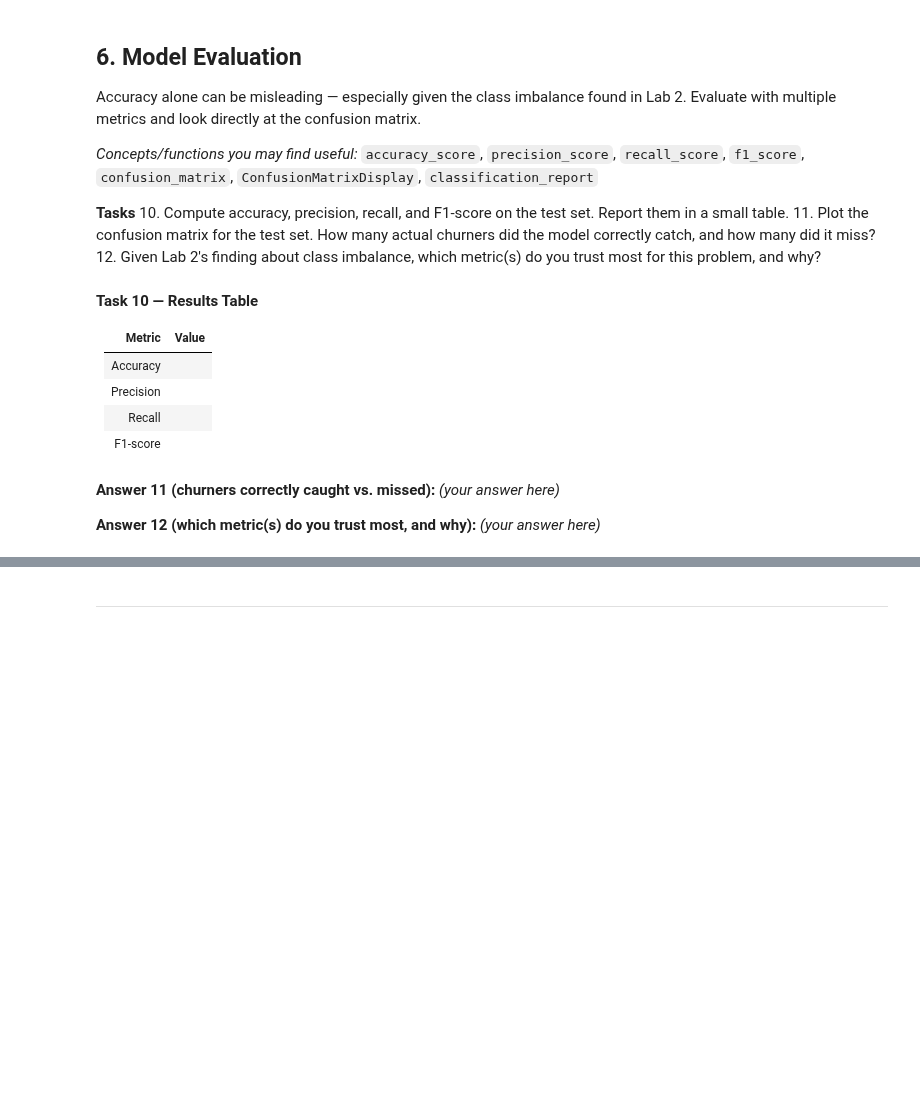
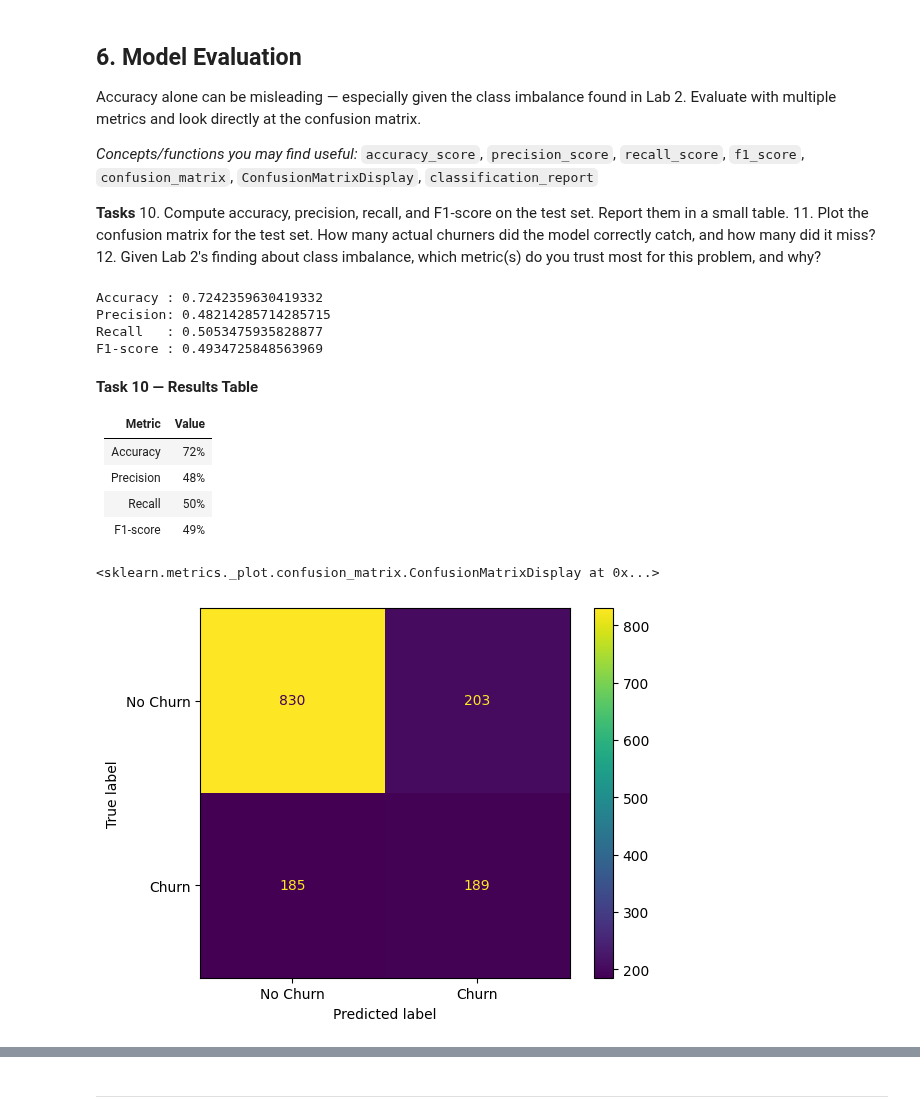
Before and after one commit to baqar360/ML-Lab-Semester-5, a Jupyter notebook: lab 3/Lab3_Decision_Tree_Template.ipynb, the cells around one changed output, grey strips where cells are left out. Drawn from its saved outputs; the diff is of its cells as text; code cells hidden in the pictures; blank space fills up the shorter version.

```diff
--- a/lab 3/Lab3_Decision_Tree_Template.ipynb
+++ b/lab 3/Lab3_Decision_Tree_Template.ipynb
@@ -44,6 +45,7 @@ Before training anything, restate the problem in your own words and confirm the
 2. In 1–2 sentences, restate the ML problem: what exactly are you predicting, and why does it matter to the business?
 # %%
 # Task 1 — load and verify the cleaned dataset
+df = pd.read_csv("clean_churn.csv")
 # %% [markdown]
 **Answer 2:**
 _(your answer here)_
@@ -91,3 +180,4 @@ A model must be evaluated on data it has never seen. Hold out a test set before
 7. Report the shape of `X_train`, `X_test`, `y_train`, and `y_test`.
 # %%
 # Task 6 — train/test split
+X_train, X_test,y_train,y_test = train_test_split(X,y,test_size=0.2,random_state = 42)
@@ -110,5 +210,13 @@ Train a first, unrestricted Decision Tree as your baseline — no tuning yet.
 9. What depth did scikit-learn actually grow this tree to on its own? Does that surprise you?
 # %%
 # Task 8 — train baseline Decision Tree and predict on train/test
+model = DecisionTreeClassifier(random_state=42)
+
+# Train the model
+model.fit(X_train, y_train)
+
+# Predictions
+y_train_pred = model.predict(X_train)
+y_test_pred = model.predict(X_test)
 # %%
 # Task 9 — check the fitted tree's depth
@@ -130,20 +241,39 @@ Accuracy alone can be misleading — especially given the class imbalance found
 12. Given Lab 2's finding about class imbalance, which metric(s) do you trust most for this problem, and why?
 # %%
 # Task 10 — compute accuracy, precision, recall, F1 on the test set
+accuracy = accuracy_score(y_test, y_test_pred)
+precision = precision_score(y_test, y_test_pred)
+recall = recall_score(y_test, y_test_pred)
+f1 = f1_score(y_test, y_test_pred)
+
+print("Accuracy :", accuracy)
+print("Precision:", precision)
+print("Recall   :", recall)
+print("F1-score :", f1)
+# %% [output]
+Accuracy : 0.7242359630419332
+Precision: 0.48214285714285715
+Recall   : 0.5053475935828877
+F1-score : 0.4934725848563969
 # %% [markdown]
 **Task 10 — Results Table**
 
 | Metric | Value |
 |---|---|
-| Accuracy | |
-| Precision | |
-| Recall | |
-| F1-score | |
+| Accuracy |72% |
+| Precision |48% |
+| Recall |50% |
+| F1-score |49% |
 # %%
 # Task 11 — plot the confusion matrix
+cm = confusion_matrix(y_test, y_test_pred)
+
+disp = ConfusionMatrixDisplay(
+    confusion_matrix=cm,
+    display_labels=["No Churn", "Churn"]
+)
+
+disp.plot()
+# %% [output]
+<sklearn.metrics._plot.confusion_matrix.ConfusionMatrixDisplay at 0x...>
+[figure, added]
-# %% [markdown]
-**Answer 11 (churners correctly caught vs. missed):**
-_(your answer here)_
-
-**Answer 12 (which metric(s) do you trust most, and why):**
-_(your answer here)_
```
Also changed, not shown: parts of 40 cells of this notebook.
